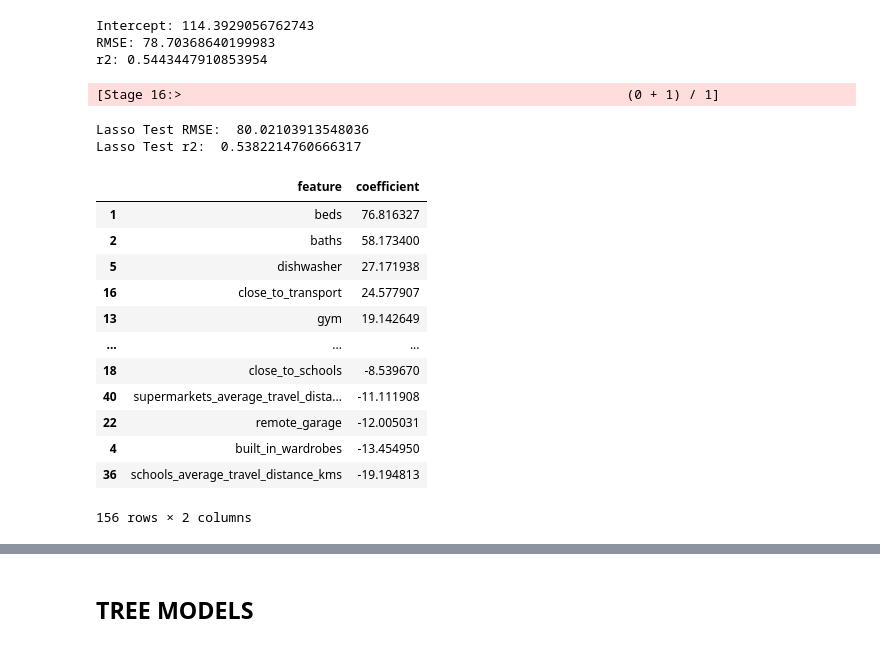
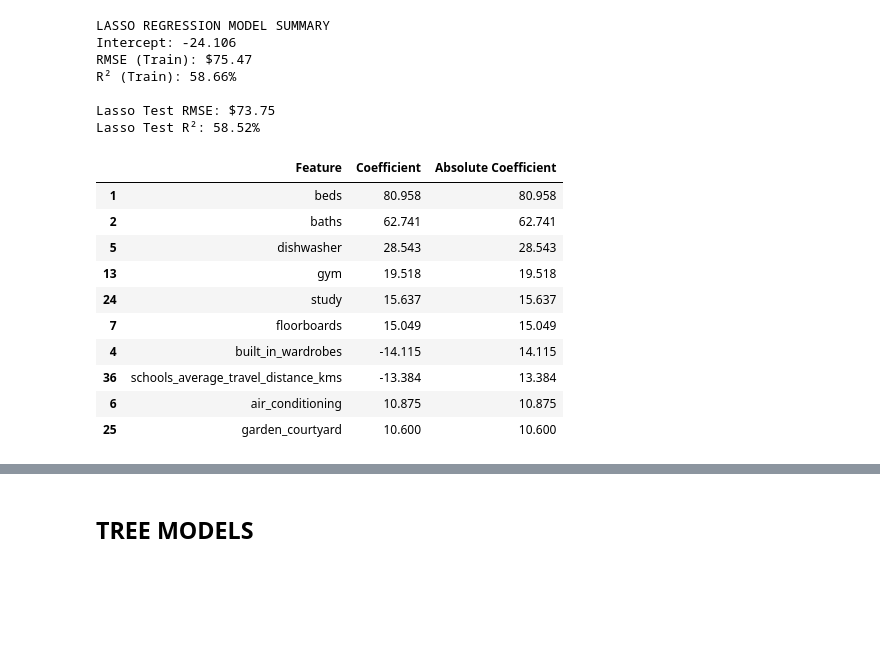
Before and after one commit to MAST30034-AppliedDataScience/project-2-group-real-estate-industry-project-21, a Jupyter notebook: notebooks/modelling.ipynb, the cells around one changed output, grey strips where cells are left out. Saved outputs shown, nothing was run; the diff lists cells and outputs as text; code cells hidden in the pictures; blank space fills up the shorter version.

```diff
--- a/notebooks/modelling.ipynb
+++ b/notebooks/modelling.ipynb
@@ -238,0 +91,2 @@ feature_columns = [
+# %%
+sdf = sdf.drop('name', 'property_url', 'affordability_score', 'combined_score')
@@ -238,0 +97,3 @@ feature_columns = [
+# %%
+# Get all the columns in sdf except 'cost', 'name' and 'property_url'
+feature_columns = [col for col in sdf.columns if col not in ['cost']]
@@ -268,6 +134,6 @@ only showing top 20 rows
 # %%
 # Create a StandardScaler instance
-scaler = StandardScaler(inputCol='features', outputCol='scaled_features', withMean=True, withStd=True)
+scaler = SparkStandardScaler(inputCol='features', outputCol='scaled_features', withMean=True, withStd=True)
 
 # Fit the scaler to the data
 scaler_model = scaler.fit(data)
@@ -357,52 +229,56 @@ Test r2:  0.5616118688202443
 # %%
 # Initialize the Lasso Regression model
-lasso = LinearRegression(featuresCol='features', labelCol='cost', elasticNetParam=0.5, regParam=0.1)
+lasso = LinearRegression(featuresCol='features', labelCol='cost', elasticNetParam=1, regParam=0.1)
 
 # Fit the model to the data
 lasso_model = lasso.fit(train_data)
 # %%
-# Print model summary
-print("Intercept: " + str(lasso_model.intercept))
-print("RMSE: " + str(lasso_model.summary.rootMeanSquaredError))
-print("r2: " + str(lasso_model.summary.r2))
+# Print model summary with formatted output
+print('LASSO REGRESSION MODEL SUMMARY')
+print(f"Intercept: {round(lasso_model.intercept, 3)}")
+print(f"RMSE (Train): ${round(lasso_model.summary.rootMeanSquaredError, 2)}")
+print(f"R² (Train): {round(lasso_model.summary.r2 * 100, 2)}%")
 
 # Get the coefficients and feature names
 lasso_coefficients = lasso_model.coefficients.toArray()
 
 # Create a DataFrame from the coefficients and feature names
 lasso_coefficients_df = pd.DataFrame({
-    'feature': feature_names,
-    'coefficient': lasso_coefficients
+    'Feature': feature_columns,
+    'Coefficient': [round(coeff, 3) for coeff in lasso_coefficients]
 })
 
-# Sort the DataFrame by the 'coefficient' column in decreasing order
-lasso_coefficients_df = lasso_coefficients_df.sort_values(by='coefficient', ascending=False)
+# Add a column for the absolute value of coefficients
+lasso_coefficients_df['Absolute Coefficient'] = lasso_coefficients_df['Coefficient'].abs()
+
+# Sort the DataFrame by the 'Absolute Coefficient' column in descending order
+lasso_coefficients_df = lasso_coefficients_df.sort_values(by='Absolute Coefficient', ascending=False)
 
 # Evaluate the model on the test data
 lasso_test_results = lasso_model.evaluate(test_data)
 
-# Print evaluation metrics
-print("\nLasso Test RMSE: ", lasso_test_results.rootMeanSquaredError)
-print("Lasso Test r2: ", lasso_test_results.r2)
+# Print evaluation metrics for test data
+print("\nLasso Test RMSE: ${:.2f}".format(lasso_test_results.rootMeanSquaredError))
+print("Lasso Test R²: {:.2f}%".format(lasso_test_results.r2 * 100))
 
-lasso_coefficients_df
+# Display the top 10 features based on their absolute impact
+lasso_coefficients_df.head(10)
 # %% [output]
-Intercept: 114.3929056762743
-RMSE: 78.70368640199983
-r2: 0.5443447910853954
+LASSO REGRESSION MODEL SUMMARY
+Intercept: -24.106
+RMSE (Train): $75.47
+R² (Train): 58.66%
+
+Lasso Test RMSE: $73.75
+Lasso Test R²: 58.52%
-[Stage 16:>                                                         (0 + 1) / 1]
-Lasso Test RMSE:  80.02103913548036
-Lasso Test r2:  0.5382214760666317
-|  | feature | coefficient |
-| 1 | beds | 76.816327 |
-| 2 | baths | 58.173400 |
-| 5 | dishwasher | 27.171938 |
-| 16 | close_to_transport | 24.577907 |
-| 13 | gym | 19.142649 |
-| ... | ... | ... |
-| 18 | close_to_schools | -8.539670 |
-| 40 | supermarkets_average_travel_dista... | -11.111908 |
-| 22 | remote_garage | -12.005031 |
-| 4 | built_in_wardrobes | -13.454950 |
-| 36 | schools_average_travel_distance_kms | -19.194813 |
+|  | Feature | Coefficient | Absolute Coefficient |
+| 1 | beds | 80.958 | 80.958 |
+| 2 | baths | 62.741 | 62.741 |
+| 5 | dishwasher | 28.543 | 28.543 |
+| 13 | gym | 19.518 | 19.518 |
+| 24 | study | 15.637 | 15.637 |
+| 7 | floorboards | 15.049 | 15.049 |
+| 4 | built_in_wardrobes | -14.115 | 14.115 |
+| 36 | schools_average_travel_distance_kms | -13.384 | 13.384 |
+| 6 | air_conditioning | 10.875 | 10.875 |
+| 25 | garden_courtyard | 10.600 | 10.600 |
-156 rows × 2 columns
```
Also changed, not shown: parts of 41 cells of this notebook, 1 other file.
